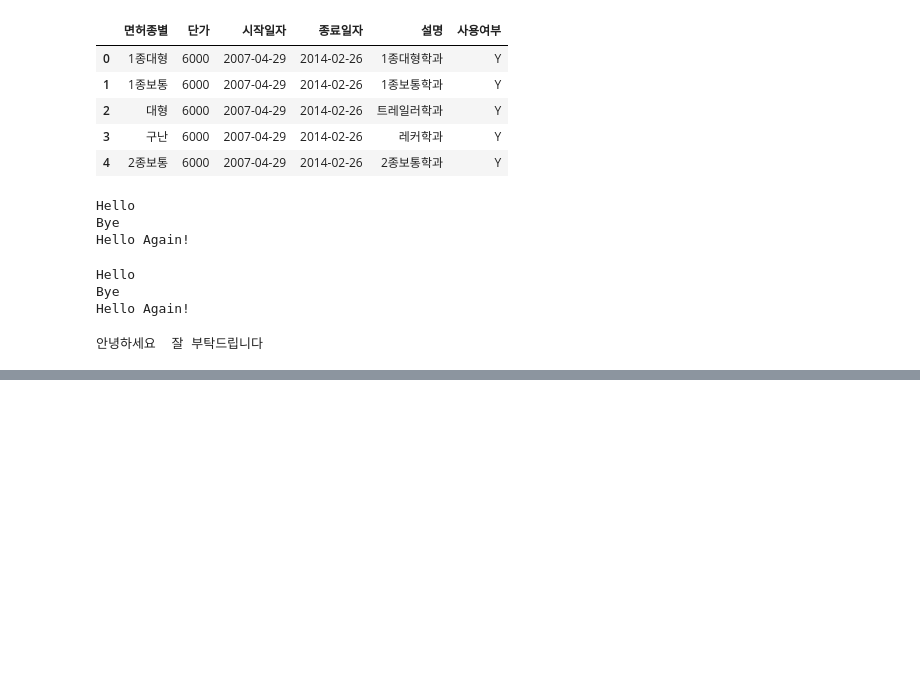
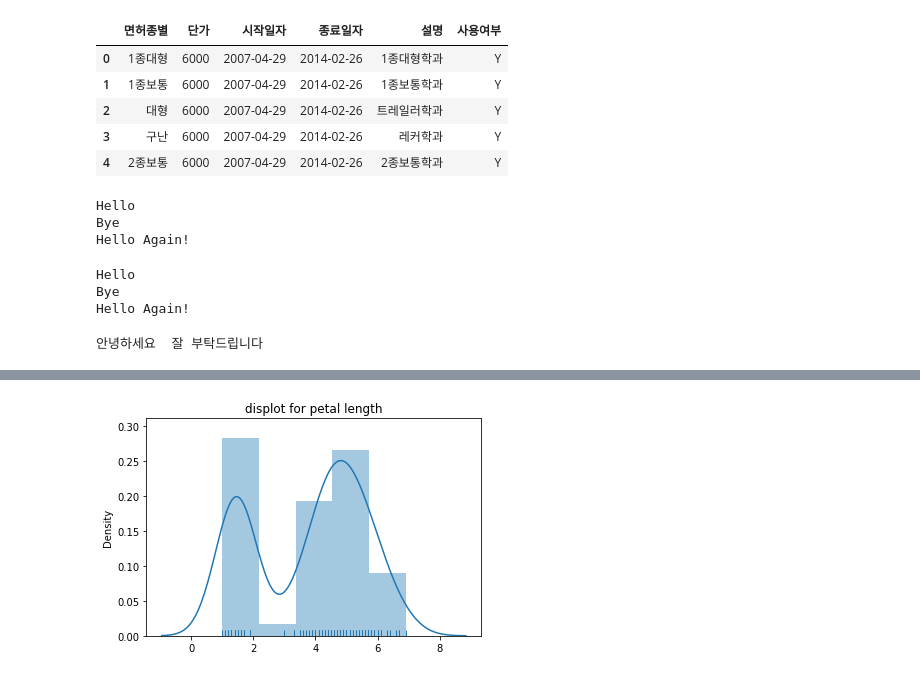
Before and after one commit to 1801310khm/knu_bdna_2022, a Jupyter notebook: 빅데이터_시험자료.ipynb, the cells around one changed output, grey strips where cells are left out. Drawn from its saved outputs; the diff is of its cells as text; code cells hidden in the pictures; blank space fills up the shorter version.

```diff
--- a/빅데이터_시험자료.ipynb
+++ b/빅데이터_시험자료.ipynb
@@ -1346,0 +2023,7 @@ print(c)
+# %%
+vals=iris['petal_length'].values
+sns.distplot(vals,kde=True,rug=True)
+plt.title("displot for petal length")
+plt.show()
+# %% [output]
+[figure, added]
```
Also changed, not shown: parts of 91 cells of this notebook.
